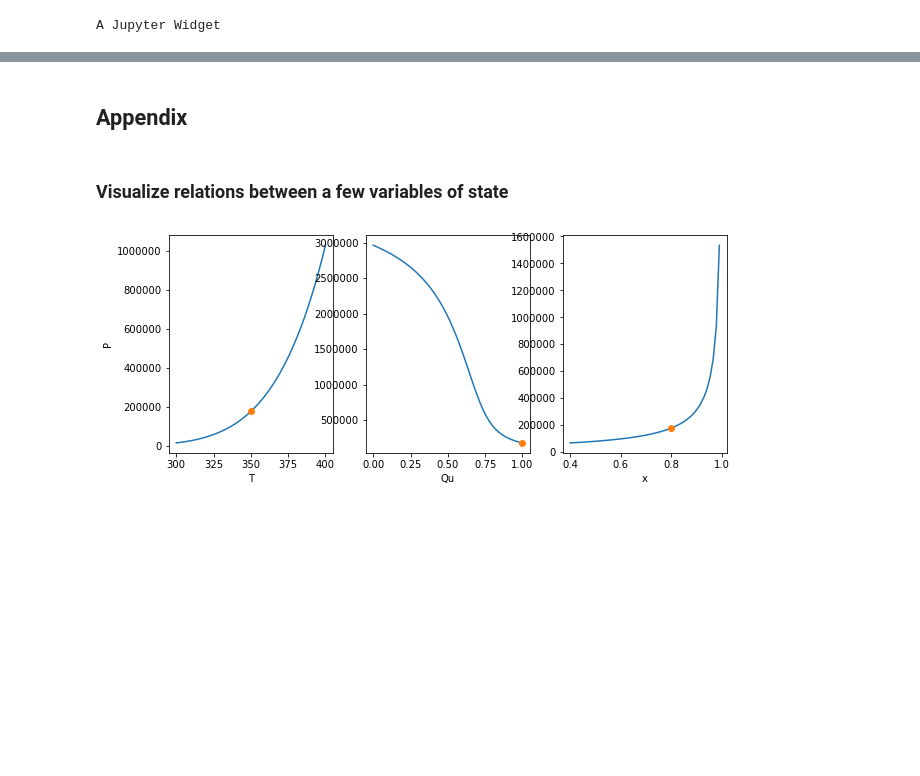
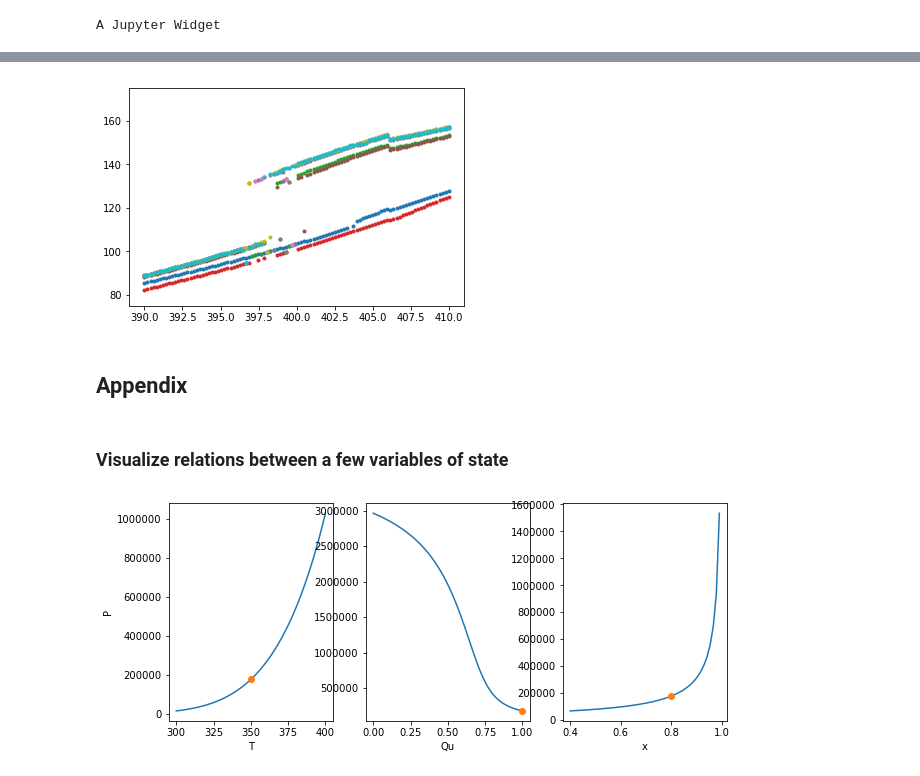
Before and after one commit to nfette/openACHP, a Jupyter notebook: src/Feasibility of ammonia-aqua chiller.ipynb, the cells around one changed output, grey strips where cells are left out. Saved outputs shown, nothing was run; the diff lists cells and outputs as text; code cells hidden in the pictures; blank space fills up the shorter version.

```diff
--- a/src/Feasibility of ammonia-aqua chiller.ipynb
+++ b/src/Feasibility of ammonia-aqua chiller.ipynb
@@ -160,7 +191,11 @@ Note that the above derivations make use of the molar fraction, $\bar{x}$, but s
 # %%
 import CoolProp.CoolProp as CP
 from ammonia_props import massFractionToMolar, AmmoniaProps
-amm = AmmoniaProps()
+import ammonia1
+amm=ammonia1.amm
+import numpy
+from numpy import array, nan, inf
+import matplotlib.pyplot as plt
 # %%
 import ammonia_props
 ammonia_props.availableCodeStringsForward
@@ -502,3 +778,21 @@ plt.show()
+# %%
+#T=numpy.linspace(350,500,100)
+T=numpy.linspace(390,410,100)
+P0=T.copy(); P0.fill(nan)
+P1=P0.copy()
+for x in [0.98, 0.998, 0.9998, 0.99998, 0.999998]:
+    for i,t in enumerate(T):
+        try:
+            P0[i]=amm.props2(T=t,x=x,Qu=0,out='P')
+            P1[i]=amm.props2(T=t,x=x,Qu=1,out='P')
+        except:
+            pass
+    plt.plot(T,P0,'.')
+    plt.plot(T,P1,'.')
+plt.ylim(75,175)
+plt.show()
+# %% [output]
+[figure, added]
 # %% [markdown]
 ## Appendix
 # %% [markdown]
```
Also changed, not shown: parts of 29 cells of this notebook.
